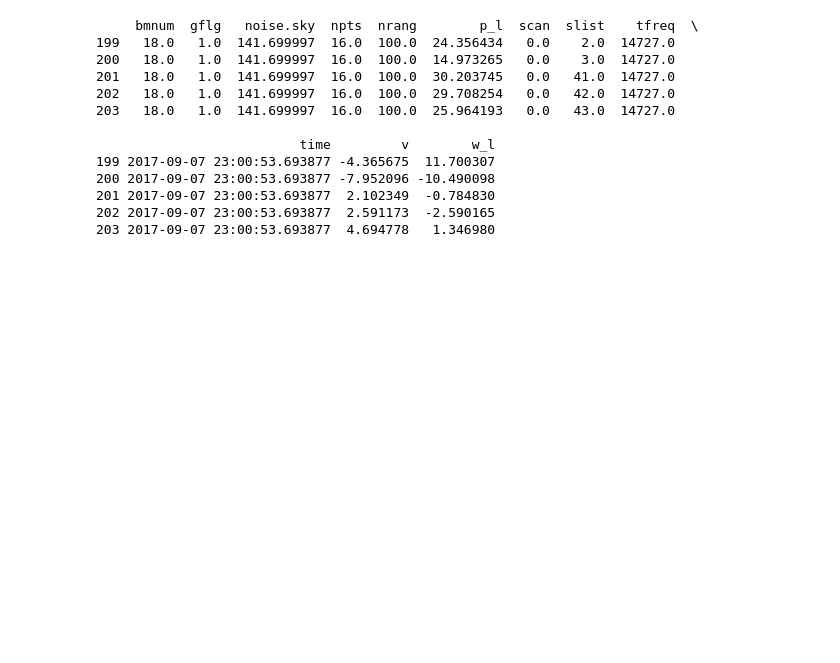
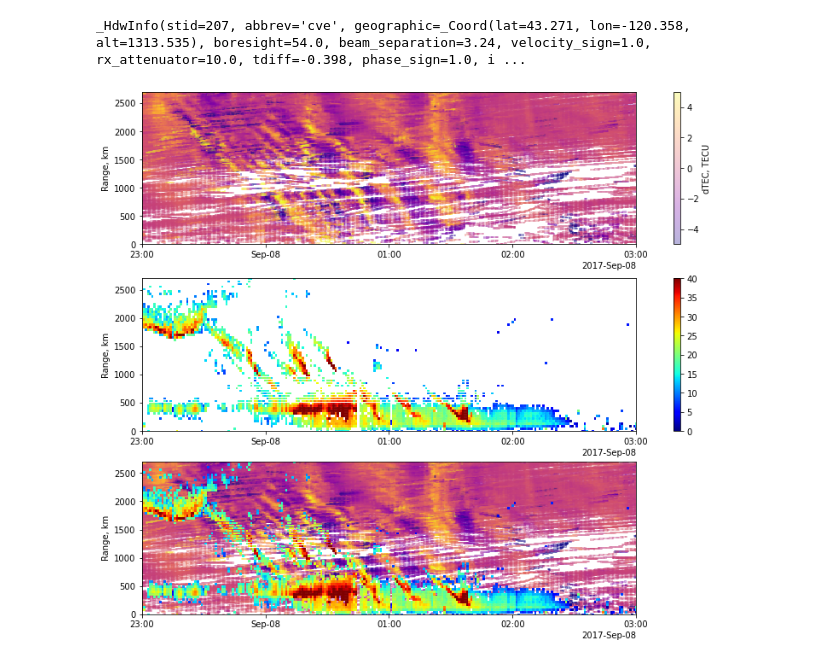
Before and after one commit to Ian-Kelley/TIDTEC, a Jupyter notebook: testing.ipynb, the cells around one changed output. Cells and saved outputs as stored; diff of their text form; code cells hidden in the pictures; blank space fills up the shorter version.

```diff
--- a/testing.ipynb
+++ b/testing.ipynb
@@ -146,16 +51,44 @@ AttributeError: 'numpy.ndarray' object has no attribute 'xaxis'
-# %%
-print(rad_df.head())
-# %% [output]
-     bmnum  gflg   noise.sky  npts  nrang        p_l  scan  slist    tfreq  \
-199   18.0   1.0  141.699997  16.0  100.0  24.356434   0.0    2.0  14727.0
-200   18.0   1.0  141.699997  16.0  100.0  14.973265   0.0    3.0  14727.0
-201   18.0   1.0  141.699997  16.0  100.0  30.203745   0.0   41.0  14727.0
-202   18.0   1.0  141.699997  16.0  100.0  29.708254   0.0   42.0  14727.0
-203   18.0   1.0  141.699997  16.0  100.0  25.964193   0.0   43.0  14727.0
-
-                          time         v        w_l
-199 2017-09-07 23:00:53.693877 -4.365675  11.700307
-200 2017-09-07 23:00:53.693877 -7.952096 -10.490098
-201 2017-09-07 23:00:53.693877  2.102349  -0.784830
-202 2017-09-07 23:00:53.693877  2.591173  -2.590165
-203 2017-09-07 23:00:53.693877  4.694778   1.346980
+# %%
+
+rad_df = pd.read_pickle('radar_2017-09-07cve18.pkl')
+def threeplot(radar, beam, radar_df, tec_df):
+    fig, axs = plt.subplots(3, 1, constrained_layout=True, figsize=(10, 9))
+
+    #plotting TEC data only
+    path, interp = plottingfunctions.get_outline(radar, beam)
+    tec_df['contained'] = path.contains_points(np.vstack((tec_df.glon, tec_df.gdlat)).T)
+    part = tec_df.where(df['contained'] == 1).dropna()
+    part['nrange'] = 45*interp(part.glon, part.gdlat)
+    a1 = axs[0].scatter(part.datetime, part.nrange, c=part['30min_detrend'], vmin=-5, vmax=5, marker='s', alpha=.3, s=2, cmap='plasma')
+    cbar = fig.colorbar(a1, ax=axs[0])
+    cbar.set_alpha(1)
+    cbar.set_label('dTEC, TECU')
+
+    #for plotting radar data
+    beam_num = int(rad_df.bmnum.unique()[0])
+    rad_df.slist = rad_df.slist * 45
+    rad = axs[1].scatter(rad_df.time, rad_df.slist, c = rad_df.p_l, vmin = 0, vmax=40, cmap='jet', marker = 's', s=3)
+    cbar = fig.colorbar(rad, ax=axs[1])
+
+    #plotting both at once
+    axs[2].scatter(part.datetime, part.nrange, c=part['30min_detrend'], vmin=-5, vmax=5, marker='s', alpha=.3, s=2, cmap='plasma')
+    axs[2].scatter(rad_df.time, rad_df.slist, c = rad_df.p_l, vmin = 0, vmax=40, cmap='jet', marker = 's', s=3)
+
+    #format the figure
+    #matplotlib.rcParams['figure.dpi'] = 100
+    locator = mdates.AutoDateLocator(minticks=3, maxticks=7)
+    formatter = mdates.ConciseDateFormatter(locator)
+    for ax in axs:
+        ax.xaxis.set_major_locator(locator)
+        ax.xaxis.set_major_formatter(formatter)
+        ax.set_xlim([start, end])
+        ax.set_ylim([0, 2700])
+        ax.set_ylabel('Range, km')
+
+
+
+
+threeplot('cve', 18, rad_df, df)
+# %% [output]
+_HdwInfo(stid=207, abbrev='cve', geographic=_Coord(lat=43.271, lon=-120.358, alt=1313.535), boresight=54.0, beam_separation=3.24, velocity_sign=1.0, rx_attenuator=10.0, tdiff=-0.398, phase_sign=1.0, i ...
+[figure, added]
```
Also changed, not shown: parts of 17 cells of this notebook, 1 other file.
